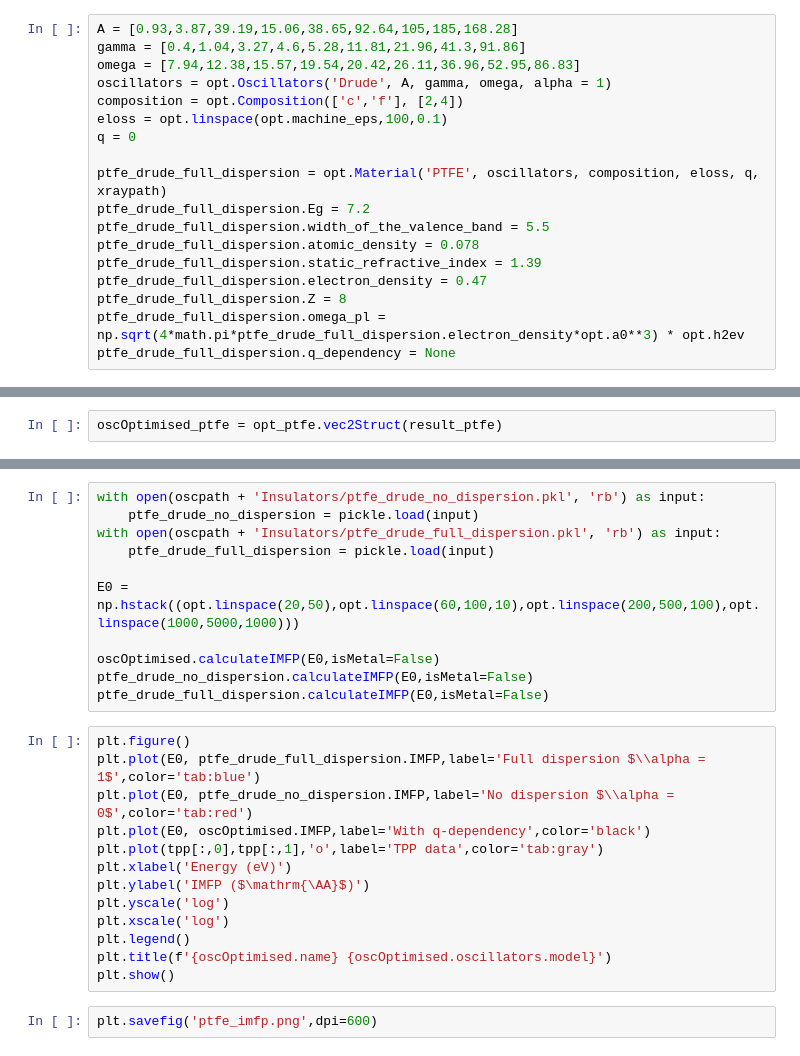
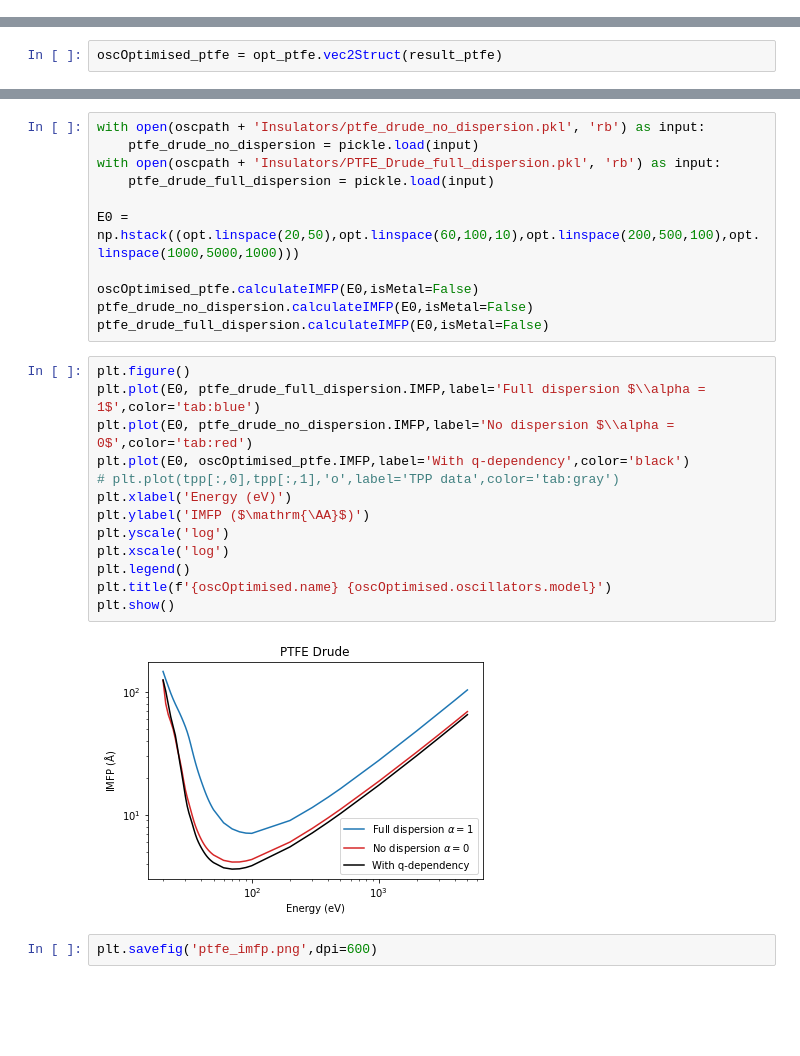
Before and after one commit to oridzel/optical-data-fit, a Jupyter notebook: Development/NLopt_fitting-imfpolymers.ipynb, the cells around one changed output, grey strips where cells are left out. Cells and saved outputs as stored; diff of their text form; blank space fills up the shorter version.

```diff
--- a/Development/NLopt_fitting-imfpolymers.ipynb
+++ b/Development/NLopt_fitting-imfpolymers.ipynb
@@ -137,21 +134,3 @@ plt.legend()
 plt.show()
 # %% [markdown]
 **PTFE**
-# %%
-A = [0.93,3.87,39.19,15.06,38.65,92.64,105,185,168.28]
-gamma = [0.4,1.04,3.27,4.6,5.28,11.81,21.96,41.3,91.86]
-omega = [7.94,12.38,15.57,19.54,20.42,26.11,36.96,52.95,86.83]
-oscillators = opt.Oscillators('Drude', A, gamma, omega, alpha = 1)
-composition = opt.Composition(['c','f'], [2,4])
-eloss = opt.linspace(opt.machine_eps,100,0.1)
-q = 0
-
-ptfe_drude_full_dispersion = opt.Material('PTFE', oscillators, composition, eloss, q, xraypath)
-ptfe_drude_full_dispersion.Eg = 7.2
-ptfe_drude_full_dispersion.width_of_the_valence_band = 5.5
-ptfe_drude_full_dispersion.atomic_density = 0.078
-ptfe_drude_full_dispersion.static_refractive_index = 1.39
-ptfe_drude_full_dispersion.electron_density = 0.47
-ptfe_drude_full_dispersion.Z = 8
-ptfe_drude_full_dispersion.omega_pl = np.sqrt(4*math.pi*ptfe_drude_full_dispersion.electron_density*opt.a0**3) * opt.h2ev
-ptfe_drude_full_dispersion.q_dependency = None
@@ -203,27 +192,29 @@ print('KKSum = {}'.format(kksum))
 # %%
 with open(oscpath + 'Insulators/ptfe_drude_no_dispersion.pkl', 'rb') as input:
     ptfe_drude_no_dispersion = pickle.load(input)
-with open(oscpath + 'Insulators/ptfe_drude_full_dispersion.pkl', 'rb') as input:
+with open(oscpath + 'Insulators/PTFE_Drude_full_dispersion.pkl', 'rb') as input:
     ptfe_drude_full_dispersion = pickle.load(input)
 
 E0 = np.hstack((opt.linspace(20,50),opt.linspace(60,100,10),opt.linspace(200,500,100),opt.linspace(1000,5000,1000)))
 
-oscOptimised.calculateIMFP(E0,isMetal=False)
+oscOptimised_ptfe.calculateIMFP(E0,isMetal=False)
 ptfe_drude_no_dispersion.calculateIMFP(E0,isMetal=False)
 ptfe_drude_full_dispersion.calculateIMFP(E0,isMetal=False)
 # %%
 plt.figure()
 plt.plot(E0, ptfe_drude_full_dispersion.IMFP,label='Full dispersion $\\alpha = 1$',color='tab:blue')
 plt.plot(E0, ptfe_drude_no_dispersion.IMFP,label='No dispersion $\\alpha = 0$',color='tab:red')
-plt.plot(E0, oscOptimised.IMFP,label='With q-dependency',color='black')
-plt.plot(tpp[:,0],tpp[:,1],'o',label='TPP data',color='tab:gray')
+plt.plot(E0, oscOptimised_ptfe.IMFP,label='With q-dependency',color='black')
+# plt.plot(tpp[:,0],tpp[:,1],'o',label='TPP data',color='tab:gray')
 plt.xlabel('Energy (eV)')
 plt.ylabel('IMFP ($\mathrm{\AA}$)')
 plt.yscale('log')
 plt.xscale('log')
 plt.legend()
 plt.title(f'{oscOptimised.name} {oscOptimised.oscillators.model}')
 plt.show()
+# %% [output]
+[figure, added]
 # %%
 plt.savefig('ptfe_imfp.png',dpi=600)
 # %% [markdown]
```
Also changed, not shown: parts of 13 cells of this notebook, 4 other files.
